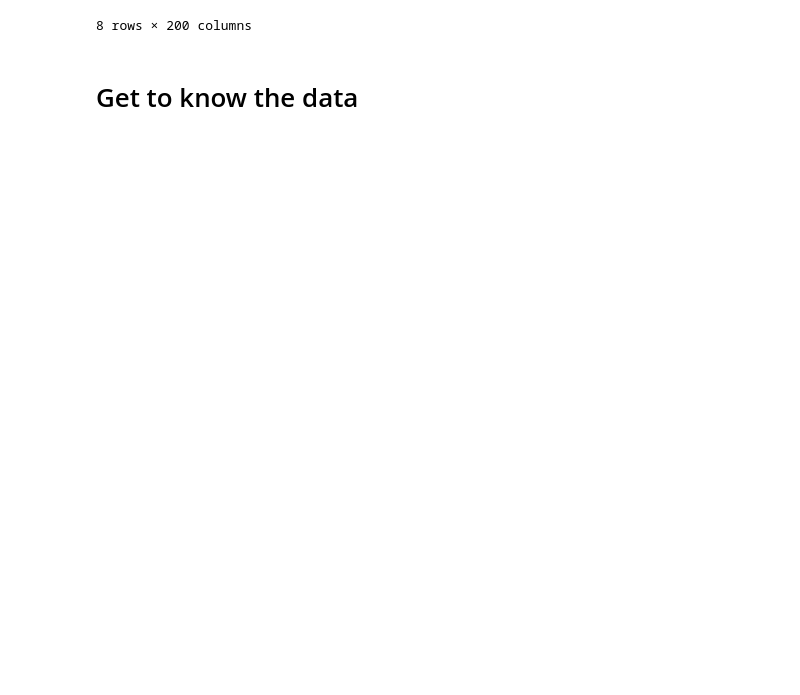
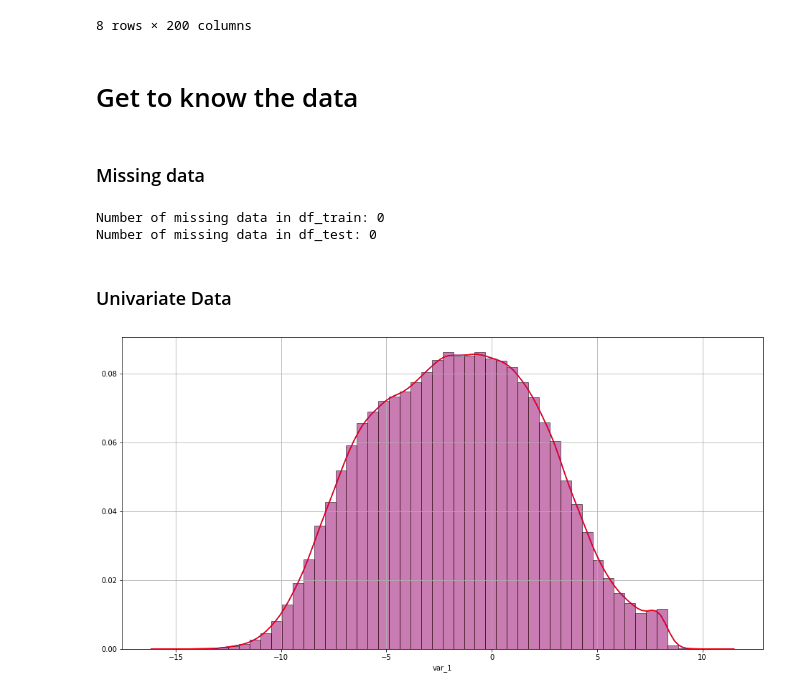
Before and after one commit to e0pir2/DataScienceProjects, a Jupyter notebook: kaggle.com/Santander_Customer_Transaction_Prediction/Data_Understanding/Data_Exploration.ipynb, the cells around one changed output. Saved outputs shown, nothing was run; the diff lists cells and outputs as text; code cells hidden in the pictures; blank space fills up the shorter version.

Commit message:
update data explor

```diff
--- a/kaggle.com/Santander_Customer_Transaction_Prediction/Data_Understanding/Data_Exploration.ipynb
+++ b/kaggle.com/Santander_Customer_Transaction_Prediction/Data_Understanding/Data_Exploration.ipynb
@@ -77,3 +77,21 @@ df_test.describe()
 8 rows × 200 columns
 # %% [markdown]
 # Get to know the data
+# %% [markdown]
+### Missing data
+# %%
+print("Number of missing data in df_train: {}".format(df_train.isnull().any().sum()))
+print("Number of missing data in df_test: {}".format(df_test.isnull().any().sum()))
+# %% [output]
+Number of missing data in df_train: 0
+Number of missing data in df_test: 0
+# %% [markdown]
+### Univariate Data
+# %%
+for col in df_train.columns[2:]:
+    fig,sub=plt.subplots(1,1,figsize=(16,8))
+    sns.distplot(df_train[col],ax=sub,hist_kws={"edgecolor":"black","alpha":0.3},color="blue")
+    sns.distplot(df_test[col],ax=sub,hist_kws={"edgecolor":"black","alpha":0.3},color="red")
+    sub.grid()
+# %% [output]
+[figure, added]
```
